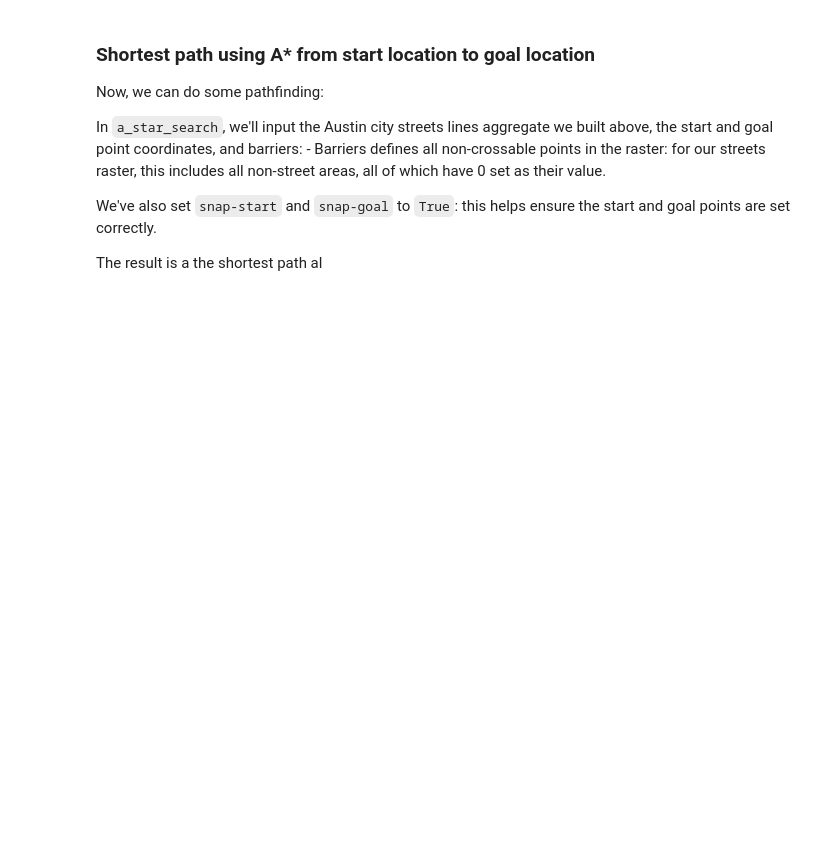
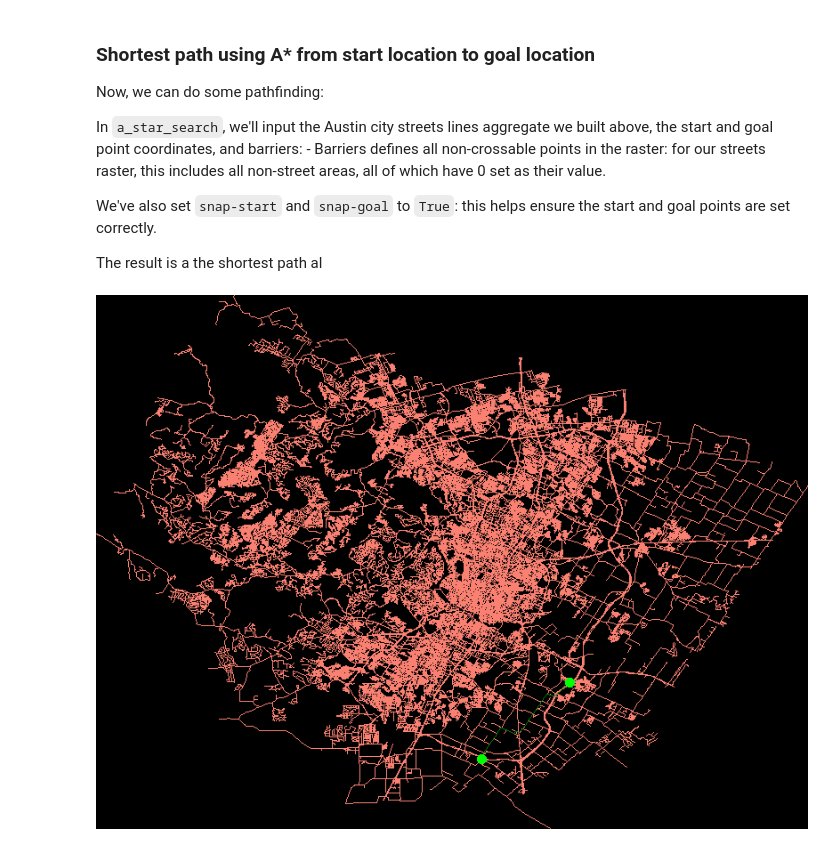
Before and after one commit to makepath/xarray-spatial, a Jupyter notebook: examples/Path-finding_City-of-Austin-Road-Network.ipynb, the cells around one changed output. Drawn from its saved outputs; the diff is of its cells as text; code cells hidden in the pictures; blank space fills up the shorter version.

```diff
--- a/examples/Path-finding_City-of-Austin-Road-Network.ipynb
+++ b/examples/Path-finding_City-of-Austin-Road-Network.ipynb
@@ -87,8 +92,12 @@ The result is a the shortest path al
 # %%
 # find the path from start to goal,
 # barriers are uncrossable cells. In this case, they are cells with a value of 0
 
-path_agg = a_star_search(street_agg, start, goal, barriers=[0], snap_start=True, snap_goal=True)
+path_agg = a_star_search(
+    street_agg, start, goal, barriers=[0], snap_start=True, snap_goal=True
+)
 
-path_shaded = dynspread(shade(path_agg, cmap=['green']))
-set_background(stack(street_shaded, path_shaded, location_shaded), 'black')
+path_shaded = dynspread(shade(path_agg, cmap=["green"]))
+set_background(stack(street_shaded, path_shaded, location_shaded), "black")
+# %% [output]
+[figure, added]
```
Also changed, not shown: parts of 5 cells of this notebook.
